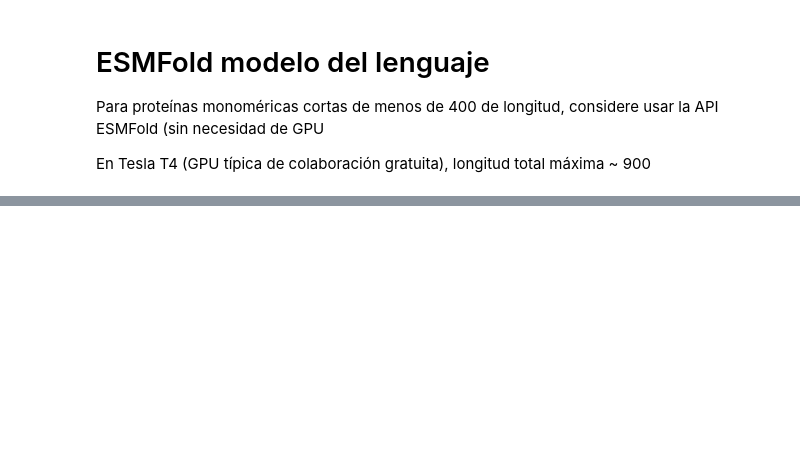
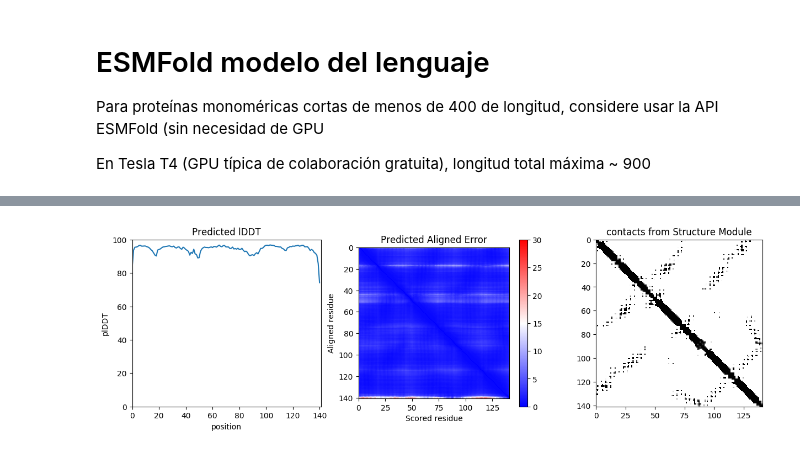
Before and after one commit to jyosa/ProtPred, a Jupyter notebook: proteinStrPredicc.ipynb, the cells around one changed output, grey strips where cells are left out. Drawn from its saved outputs; the diff is of its cells as text; code cells hidden in the pictures; blank space fills up the shorter version.

```diff
--- a/proteinStrPredicc.ipynb
+++ b/proteinStrPredicc.ipynb
@@ -302,5 +324,5 @@ Wall time: 32.7 µs
 # %%
-#@title ##run **ESMFold**
+#@title ##Correr **ESMFold**
 %%time
 from string import ascii_uppercase, ascii_lowercase
 import hashlib, re, os
@@ -327,17 +349,18 @@ def parse_output(output):
 def get_hash(x): return hashlib.sha1(x.encode()).hexdigest()
 alphabet_list = list(ascii_uppercase+ascii_lowercase)
 
-jobname = "test" #@param {type:"string"}
+jobname = "hemoESM" #@param {type:"string"}
 jobname = re.sub(r'\W+', '', jobname)[:50]
 
-sequence = "GWSTELEKHREELKEFLKKEGITNVEIRIDNGRLEVRVEGGTERLKRFLEELRQKLEKKGYTVDIKIE" #@param {type:"string"}
+sequence = "VLSAADKSNVKACWGKIGSHAGEYGAEALERTFCSFPTTKTYFPHFDLSHGSAQVKAHGQKVADALTQAVAHMDDLPTAMSALSDLHAYKLRVDPVNFKFLSHCLLVTLACHHPAEFTPAVHASLDKFFSAVSTVLTSKYR" #@param {type:"string"}
 sequence = re.sub("[^A-Z:]", "", sequence.replace("/",":").upper())
 sequence = re.sub(":+",":",sequence)
 sequence = re.sub("^[:]+","",sequence)
 sequence = re.sub("[:]+$","",sequence)
+
 copies = 1 #@param {type:"integer"}
 if copies == "" or copies <= 0: copies = 1
-sequence = ":".join([query_sequence] * copies)
+sequence = ":".join([sequence] * copies)
 num_recycles = 3 #@param ["0", "1", "2", "3", "6", "12", "24"] {type:"raw"}
 chain_linker = 25
 
@@ -439,0 +465,65 @@ NameError: ignored
+# %%
+#@title Gráfica de confianza
+
+dpi = 100 #@param {type:"integer"}
+
+def plot_ticks(Ls):
+  Ln = sum(Ls)
+  L_prev = 0
+  for L_i in Ls[:-1]:
+    L = L_prev + L_i
+    L_prev += L_i
+    plt.plot([0,Ln],[L,L],color="black")
+    plt.plot([L,L],[0,Ln],color="black")
+  ticks = np.cumsum([0]+Ls)
+  ticks = (ticks[1:] + ticks[:-1])/2
+  plt.yticks(ticks,alphabet_list[:len(ticks)])
+
+def plot_confidence(O, Ls=None, dpi=100):
+  if "lm_contacts" in O:
+    plt.figure(figsize=(20,4), dpi=dpi)
+    plt.subplot(1,4,1)
+  else:
+    plt.figure(figsize=(15,4), dpi=dpi)
+    plt.subplot(1,3,1)
+
+  plt.title('Predicted lDDT')
+  plt.plot(O["plddt"])
+  if Ls is not None:
+    L_prev = 0
+    for L_i in Ls[:-1]:
+      L = L_prev + L_i
+      L_prev += L_i
+      plt.plot([L,L],[0,100],color="black")
+  plt.xlim(0,O["plddt"].shape[0])
+  plt.ylim(0,100)
+  plt.ylabel('plDDT')
+  plt.xlabel('position')
+  plt.subplot(1,4 if "lm_contacts" in O else 3,2)
+
+  plt.title('Predicted Aligned Error')
+  Ln = O["pae"].shape[0]
+  plt.imshow(O["pae"],cmap="bwr",vmin=0,vmax=30,extent=(0, Ln, Ln, 0))
+  if Ls is not None and len(Ls) > 1: plot_ticks(Ls)
+  plt.colorbar()
+  plt.xlabel('Scored residue')
+  plt.ylabel('Aligned residue')
+
+  if "lm_contacts" in O:
+    plt.subplot(1,4,3)
+    plt.title("contacts from LM")
+    plt.imshow(O["lm_contacts"],cmap="Greys",vmin=0,vmax=1,extent=(0, Ln, Ln, 0))
+    if Ls is not None and len(Ls) > 1: plot_ticks(Ls)
+    plt.subplot(1,4,4)
+  else:
+    plt.subplot(1,3,3)
+  plt.title("contacts from Structure Module")
+  plt.imshow(O["sm_contacts"],cmap="Greys",vmin=0,vmax=1,extent=(0, Ln, Ln, 0))
+  if Ls is not None and len(Ls) > 1: plot_ticks(Ls)
+  return plt
+
+plot_confidence(O, Ls=lengths, dpi=dpi)
+plt.savefig(f'{prefix}.png',bbox_inches='tight')
+plt.show()
+# %% [output]
+[figure, added]
```
Also changed, not shown: parts of 8 cells of this notebook.
